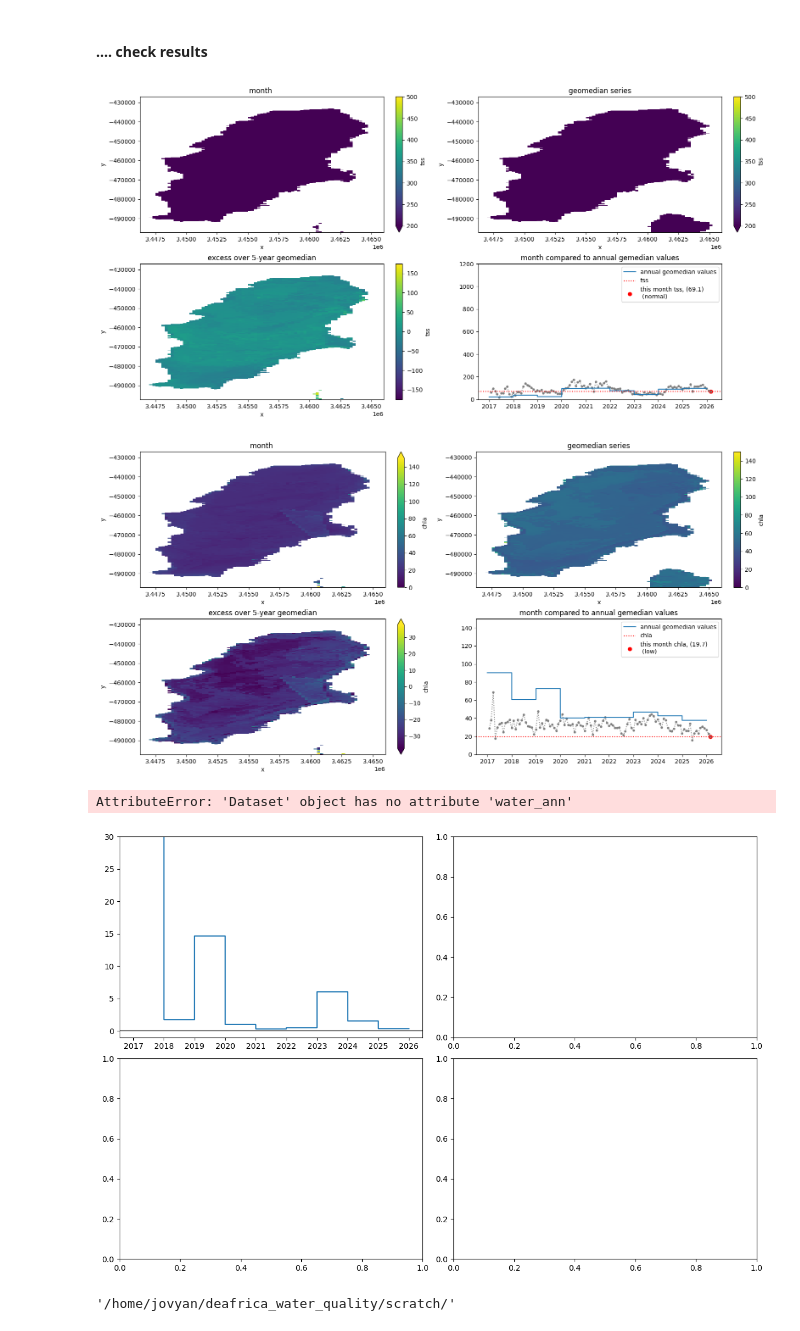
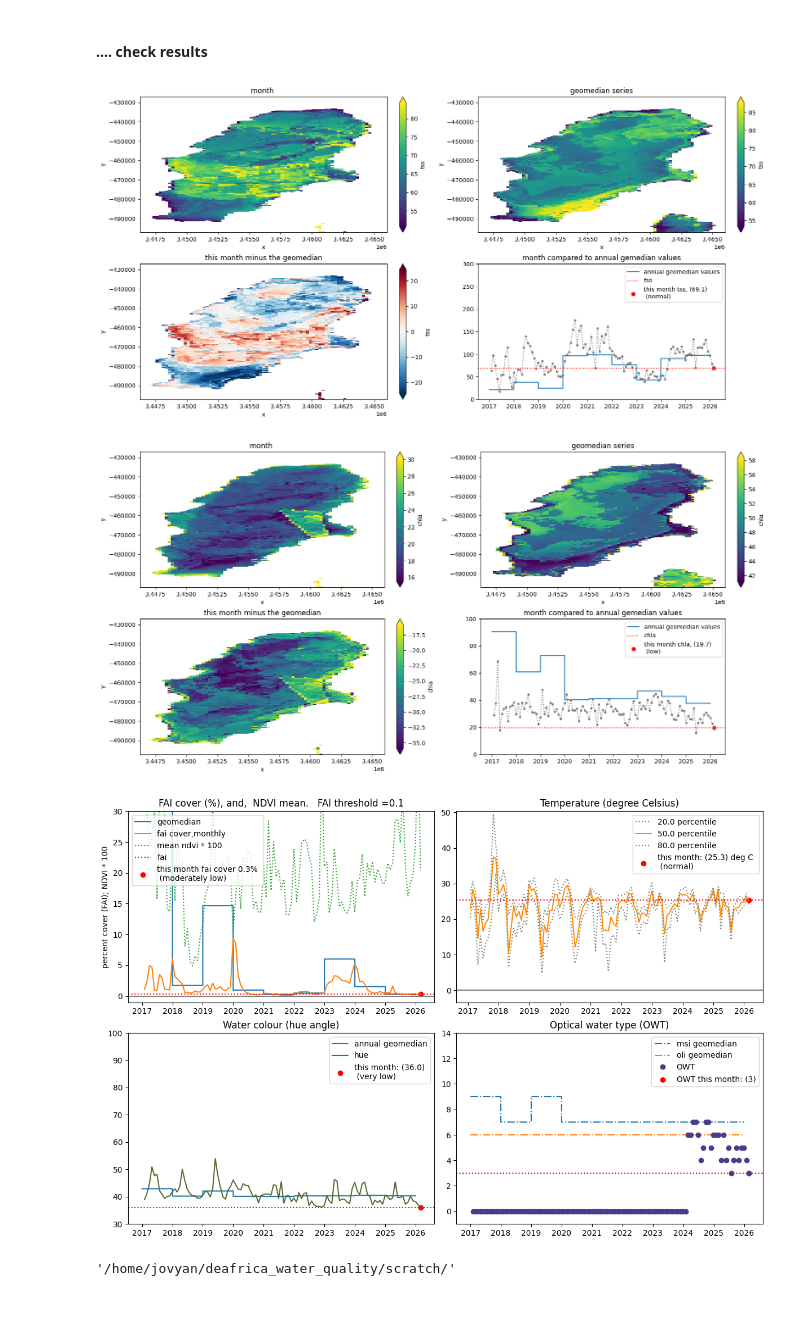
Before and after one commit to digitalearthafrica/deafrica_water_quality, a Jupyter notebook: WP2.1/WP2.1.ipynb, the cells around one changed output. Drawn from its saved outputs; the diff is of its cells as text; code cells hidden in the pictures.

```diff
--- a/WP2.1/WP2.1.ipynb
+++ b/WP2.1/WP2.1.ipynb
@@ -113,7 +113,7 @@ Cell size set to :  250 m
 # %%
 # set date intervals... start_time and end_time ..WIP
 
-reference_date = pd.to_datetime("2025-06-01")
+reference_date = pd.to_datetime("2017-01-01")
 today          = pd.to_datetime('today')
 this_month     = pd.to_datetime('today')
 last_month     = this_month - pd.DateOffset(months=1)
@@ -182,7 +182,7 @@ gm_instruments_to_use = \
 #the line below should not be needed, at least for the agm processing
 #gm_instruments,gm_measurements,gm_rename_dict   = instruments_list(gm_instruments_to_use)
 # %%
-over_write = False
+over_write = True
 # %%
 # build the agm dataset and process its water quality etc.
 verbose = False
@@ -664,13 +634,15 @@ for var in 'tss','chla' :
         mean(dim='time').\
         plot(ax=axis,
              robust=True,
-             vmin=vminmax[var][0],vmax=vminmax[var][1]
+             #vmin=vminmax[var][0],vmax=vminmax[var][1],
             )
     axis.set_title('month ')
 
     axis = axes[0,1]
     ds_annual[var+s].\
-        mean(dim='time').plot(ax=axis,robust=True,vmin=vminmax[var][0],vmax=vminmax[var][1])
+        mean(dim='time').plot(ax=axis,robust=True,
+                             # vmin=vminmax[var][0],vmax=vminmax[var][1],
+                             )
     axis.set_title('geomedian series')
 
     axis = axes[1,0]
@@ -678,8 +650,8 @@ for var in 'tss','chla' :
         mean(dim='time')) - (ds_annual[var+s].mean(dim='time')))\
         .plot(ax=axis,
               robust=True,
-              vmin= 0.5 * -np.mean(vminmax[var][0:2]),
-              vmax= 0.5 *  np.mean(vminmax[var][0:2]))
+              #vmin= 0.5 * -np.mean(vminmax[var][0:2]), vmax= 0.5 *  np.mean(vminmax[var][0:2]),
+             )
     axis.set_title('this month minus the geomedian')
 
     axis = axes[1,1]
@@ -838,37 +810,36 @@ month_owt   = monthly_owt[monthly_owt.time==ds_month.time.values].values.item()
 
 axis.set_ylim(-1,14)
 t,y = make_stepplot_data(ds_annual.time, ds_annual['msi_agm_owt'].median(dim=('x','y')) )
 axis.plot(t,y,  label='msi geomedian', linestyle = '-.', marker='')
 
 t,y = make_stepplot_data(ds_annual.time, ds_annual['oli_agm_owt'].median(dim=('x','y')) )
 axis.plot(t,y,  label='oli geomedian', linestyle = '-.', marker='')
 
 
 
 axis.plot(
         monthly_owt.time,
         monthly_owt,
         linestyle='',
         marker='o',
         color='darkslateblue',
         label=f'OWT')
 
 axis.axhline(                  month_owt, linestyle=':', c='r', label='')
 axis.scatter(ds_month.time[0], month_owt,
              linestyle='-', c='r',
              label=f'OWT this month: ({month_owt})')
 axis.legend()
 
 
 axis.set_title('Optical water type (OWT)')
 
 plt.savefig(f'{results_directory}monitor_results_{placename}_fig2.pdf',format='pdf')
 plt.show()
 # %% [output]
-[figure, old version]
+[figure, new version]
-[figure, old version]
+[figure, new version]
-AttributeError: 'Dataset' object has no attribute 'water_ann'
-[figure, old version]
+[figure, new version]
 # %%
 ## End
 # %% [output]
```
Also changed, not shown: parts of 5 cells of this notebook.
